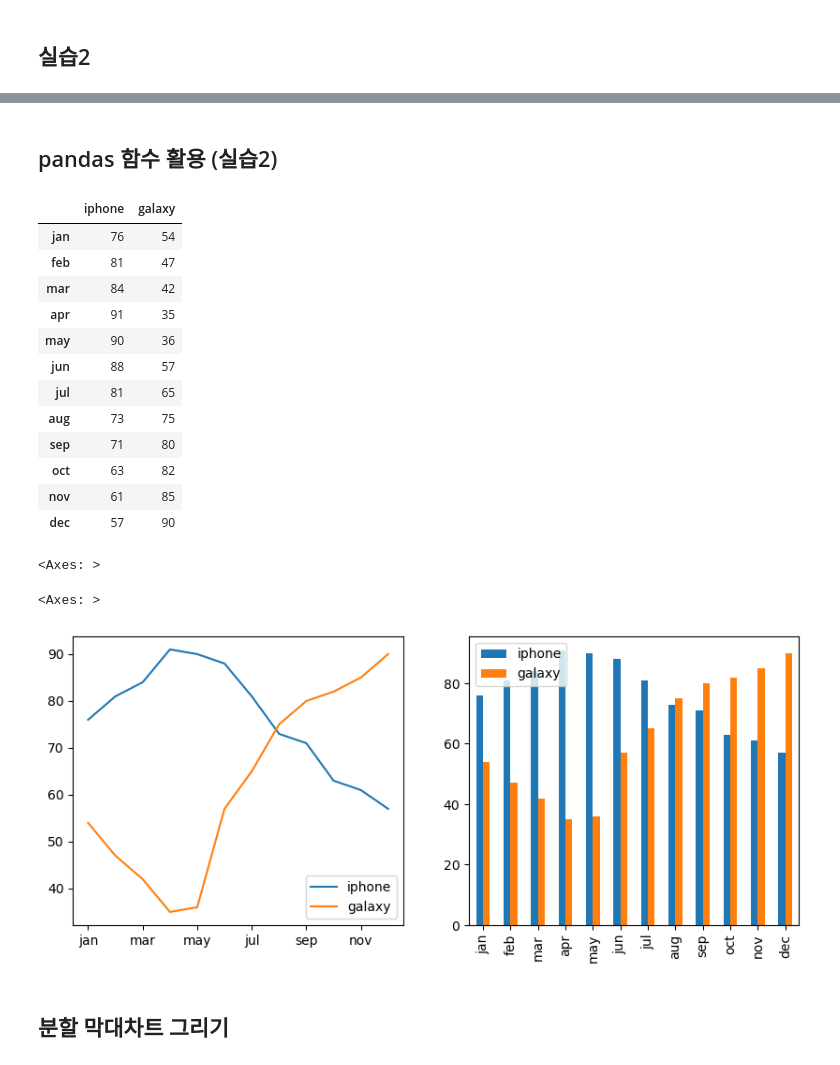
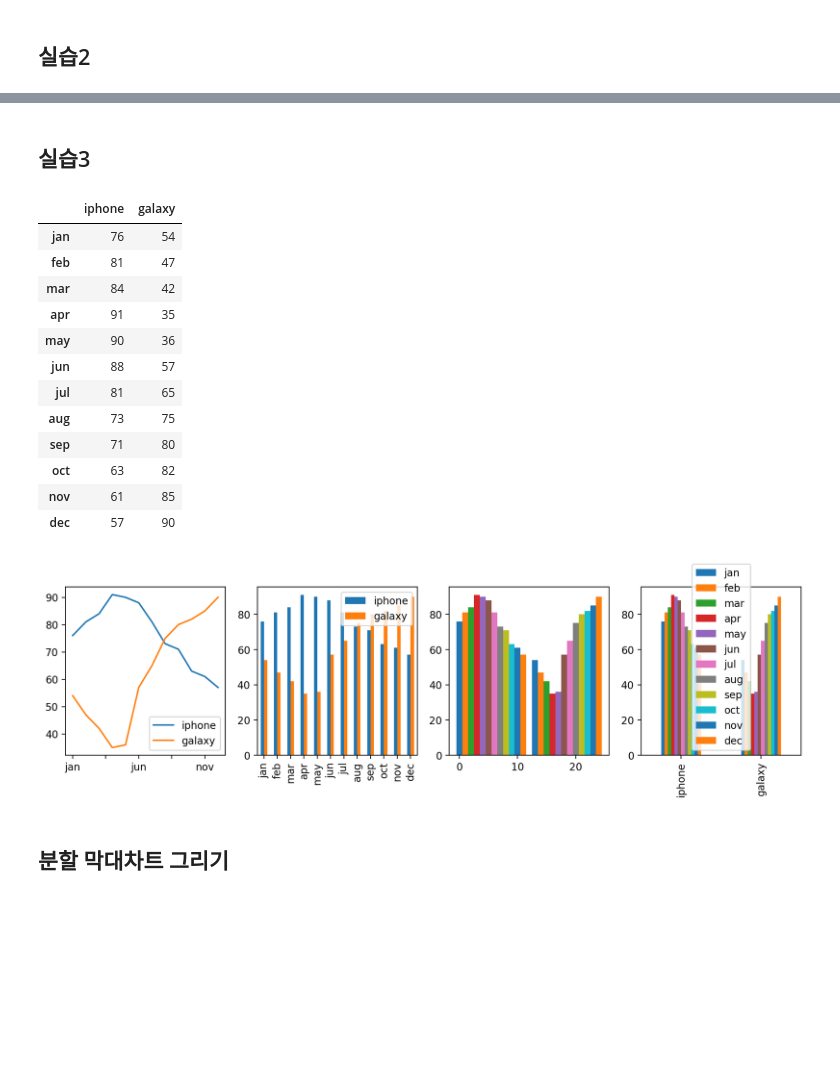
Before and after one commit to Woochang4862/USW-Data-Visualization, a Jupyter notebook: w4/dv2024_4w_code.ipynb, the cells around one changed output, grey strips where cells are left out. Cells and saved outputs as stored; diff of their text form; code cells hidden in the pictures; blank space fills up the shorter version.

```diff
--- a/w4/dv2024_4w_code.ipynb
+++ b/w4/dv2024_4w_code.ipynb
@@ -134,6 +151,8 @@ data=np.array([[5,25,50],
 X=np.arange(data.shape[1])
 
 ## 코드작성
+for i in range(data.shape[0]):
+    _=ax.bar(X+i*0.2,data[i],width=0.2)
 # %% [output]
 [figure]
 # %% [markdown]
@@ -201,31 +233,38 @@ data
-# %% [markdown]
-## pandas 함수 활용 (실습2)
+# %% [markdown]
+## 실습3
 # %%
-fig=plt.figure(figsize=(10,4), dpi=100)
-(ax1,ax2)=fig.subplots(1,2)
+fig=plt.figure(figsize=(13,3), dpi=200)
+(ax1,ax2,ax3, ax4)=fig.subplots(1,4)
 
+data=pd.read_table('data/dat_bar.txt',sep='\t', index_col=0)
 data
-#######
-data=pd.read_table('data/dat_bar.txt',sep='\t', index_col=0)
-data.plot.line(ax=ax1)
-data.plot.bar(ax=ax2)
+
+# ax1
+_=data.plot.line(ax=ax1)
+# ax2
+_=data.plot.bar(ax=ax2)
+
+# ax3
+X=np.array([0,13])
+for i, row in enumerate(data.index):
+    _=ax3.bar(X+i, data.loc[row],width=1)
+# ax4
+_=data.T.plot.bar(ax=ax4)
 # %% [output]
 |  | iphone | galaxy |
 | jan | 76 | 54 |
 | feb | 81 | 47 |
 | mar | 84 | 42 |
 | apr | 91 | 35 |
 | may | 90 | 36 |
 | jun | 88 | 57 |
 | jul | 81 | 65 |
 | aug | 73 | 75 |
 | sep | 71 | 80 |
 | oct | 63 | 82 |
 | nov | 61 | 85 |
 | dec | 57 | 90 |
-<Axes: >
-<Axes: >
-[figure, old version]
+[figure, new version]
 # %% [markdown]
 ## 분할 막대차트 그리기
 # %%
```
Also changed, not shown: parts of 8 cells of this notebook, 6 other files.
